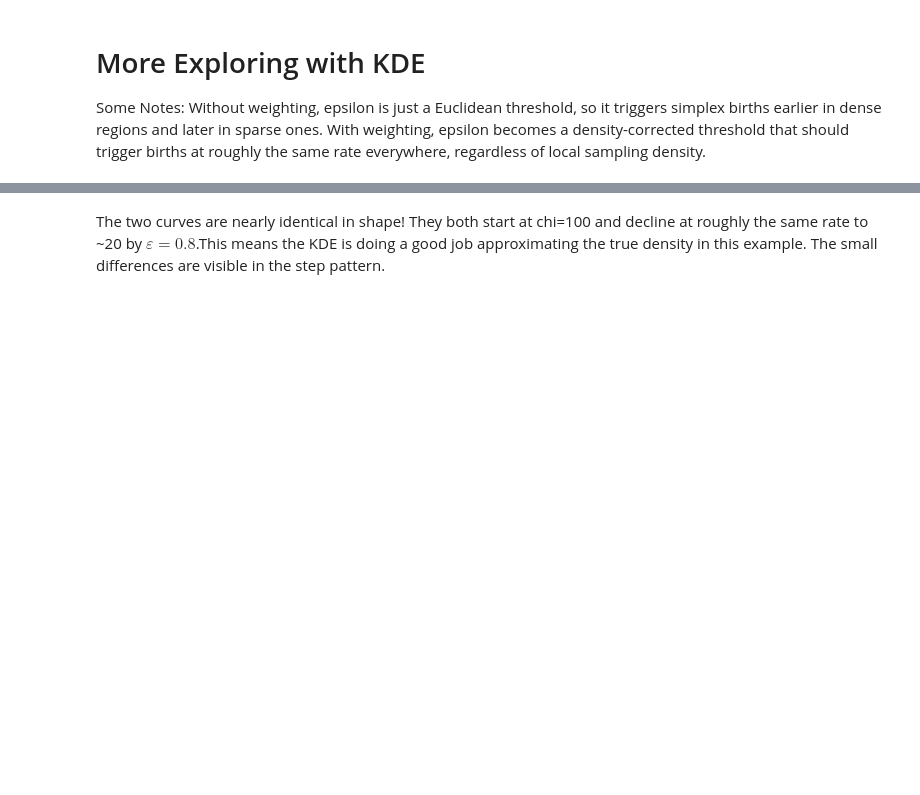
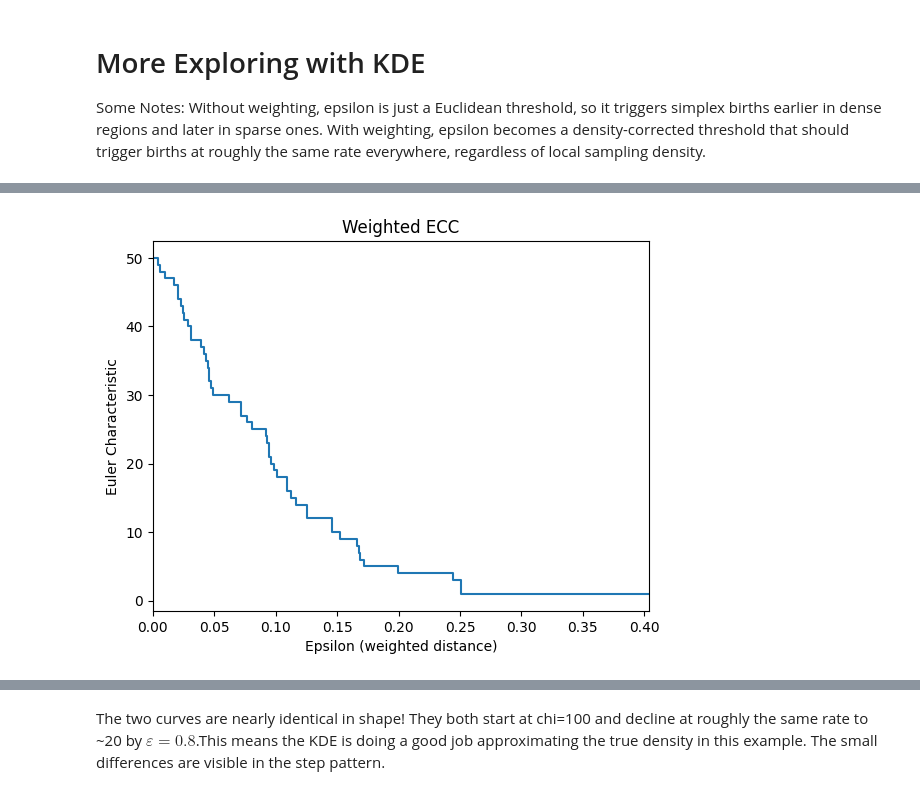
Before and after one commit to JosephMatatyaou/STA199REU, a Jupyter notebook: Week9/KDE_Weighing2.ipynb, the cells around one changed output, grey strips where cells are left out. Cells and saved outputs as stored; diff of their text form; code cells hidden in the pictures; blank space fills up the shorter version.

```diff
--- a/Week9/KDE_Weighing2.ipynb
+++ b/Week9/KDE_Weighing2.ipynb
@@ -54,0 +71,5 @@ vr.plot_ECC_from_C(Cw, eps_min=0.0, eps_max=0.5, num = 200, title = "Weighted EC
+# %%
+Cw = vr.local_contributions(X, epsilon=eps_scaled, max_dim=None, D=Dw)
+vr.plot_ECC_from_C(Cw, eps_min=0.0, eps_max=eps_scaled, num=300, title="Weighted ECC", xlabel="Epsilon (weighted distance)")
+# %% [output]
+[figure, added]
```
Also changed, not shown: parts of 5 cells of this notebook.
